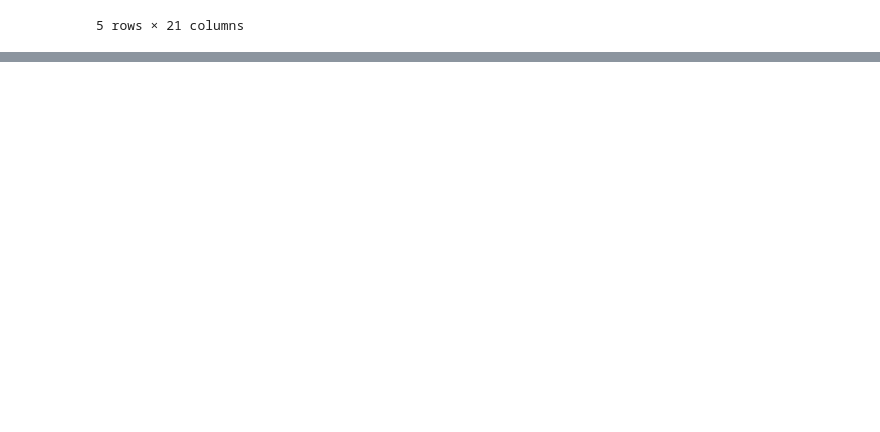
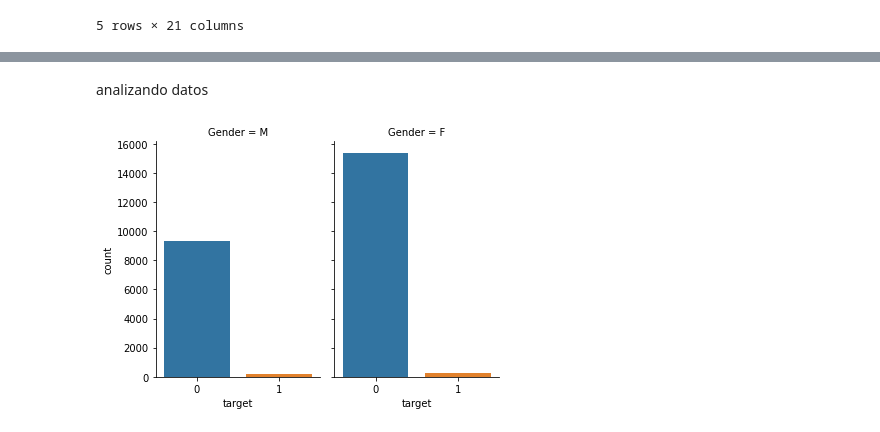
Before and after one commit to GlisseLisbeth/predicting_credit_card_approvals, a Jupyter notebook: notebooks/sample01/Credit Card v_1.1.ipynb, the cells around one changed output, grey strips where cells are left out. Drawn from its saved outputs; the diff is of its cells as text; code cells hidden in the pictures; blank space fills up the shorter version.

```diff
--- a/notebooks/sample01/Credit Card v_1.1.ipynb
+++ b/notebooks/sample01/Credit Card v_1.1.ipynb
@@ -301,0 +375,4 @@ len(set(application['ID']).intersection(set(credit['ID'])))
+# %%
+# opcion 2, eliminar valores perdidos
+new_data.dropna()
+new_data = new_data.mask(new_data == 'NULL').dropna()
@@ -301,0 +394,9 @@ len(set(application['ID']).intersection(set(credit['ID'])))
+# %% [markdown]
+analizando datos
+# %%
+# numero de aprobados por genero
+g = sns.catplot(x="target",col="Gender",
+                data=new_data, kind="count",
+                height=4, aspect=0.7);
+# %% [output]
+[figure, added]
```
Also changed, not shown: parts of 28 cells of this notebook.
